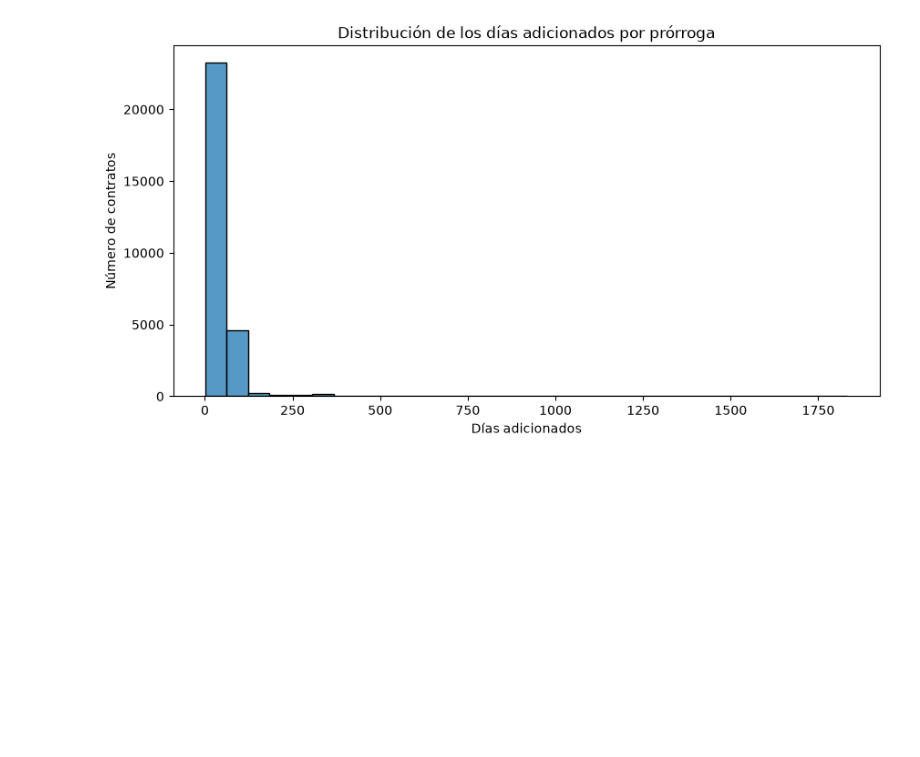
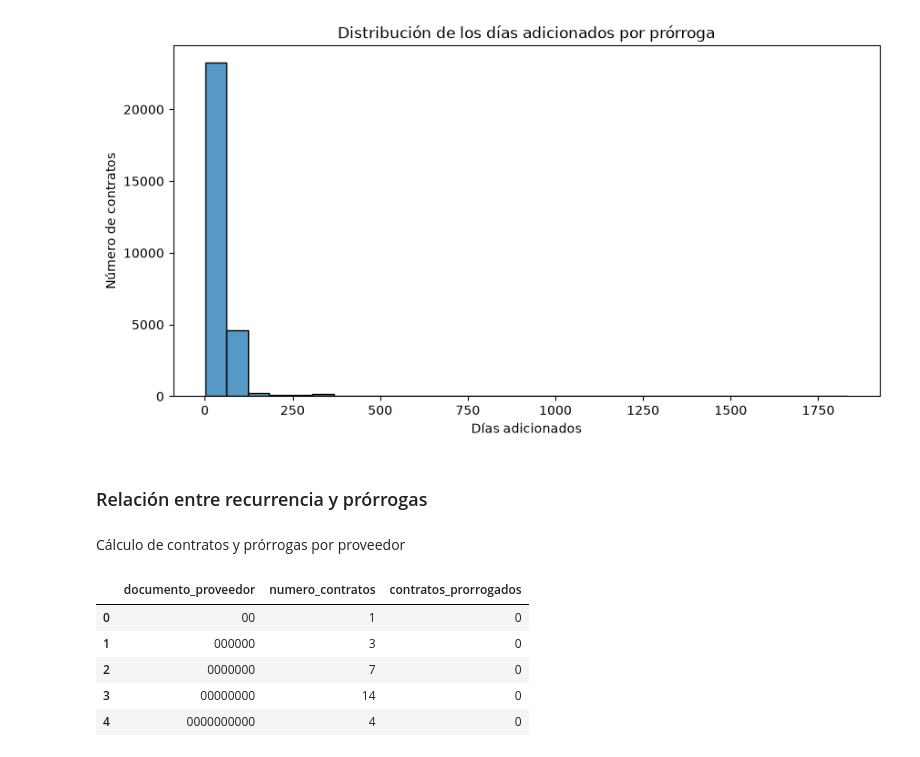
Before and after one commit to DanielN-11/acptd-proyecto1-sena, a Jupyter notebook: analisis_datos/pregunta2/analisis_pregunta2.ipynb, the cells around one changed output. Saved outputs shown, nothing was run; the diff lists cells and outputs as text; code cells hidden in the pictures; blank space fills up the shorter version.

```diff
--- a/analisis_datos/pregunta2/analisis_pregunta2.ipynb
+++ b/analisis_datos/pregunta2/analisis_pregunta2.ipynb
@@ -324,3 +324,25 @@ plt.ylabel("Número de contratos")
 plt.show()
 # %% [output]
 [figure]
+# %% [markdown]
+### Relación entre recurrencia y prórrogas
+# %% [markdown]
+Cálculo de contratos y prórrogas por proveedor
+# %%
+recurrencia_prorroga = (
+    df.groupby("documento_proveedor")
+      .agg(
+          numero_contratos=("id_contrato", "nunique"),
+          contratos_prorrogados=("tuvo_prorroga", "sum")
+      )
+      .reset_index()
+)
+
+recurrencia_prorroga.head()
+# %% [output]
+|  | documento_proveedor | numero_contratos | contratos_prorrogados |
+| 0 | 00 | 1 | 0 |
+| 1 | 000000 | 3 | 0 |
+| 2 | 0000000 | 7 | 0 |
+| 3 | 00000000 | 14 | 0 |
+| 4 | 0000000000 | 4 | 0 |
```
Also changed, not shown: parts of 5 cells of this notebook.
